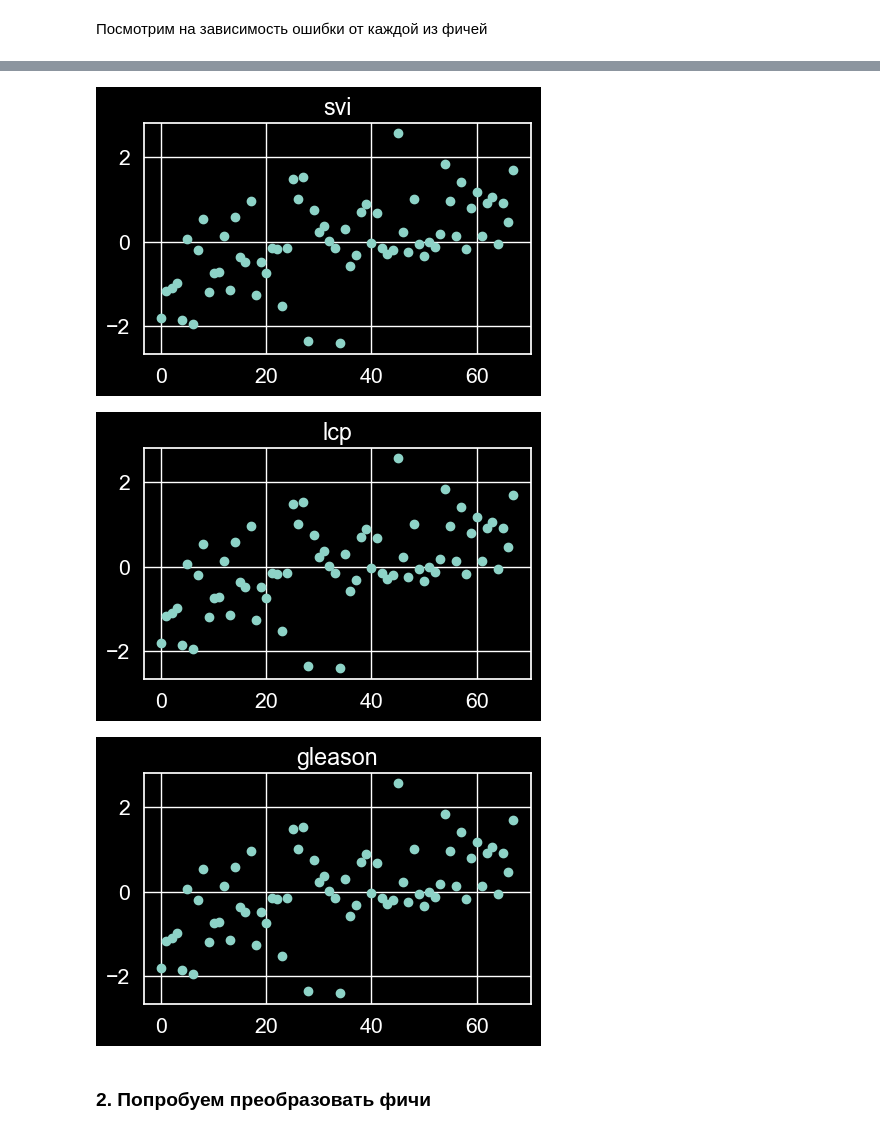
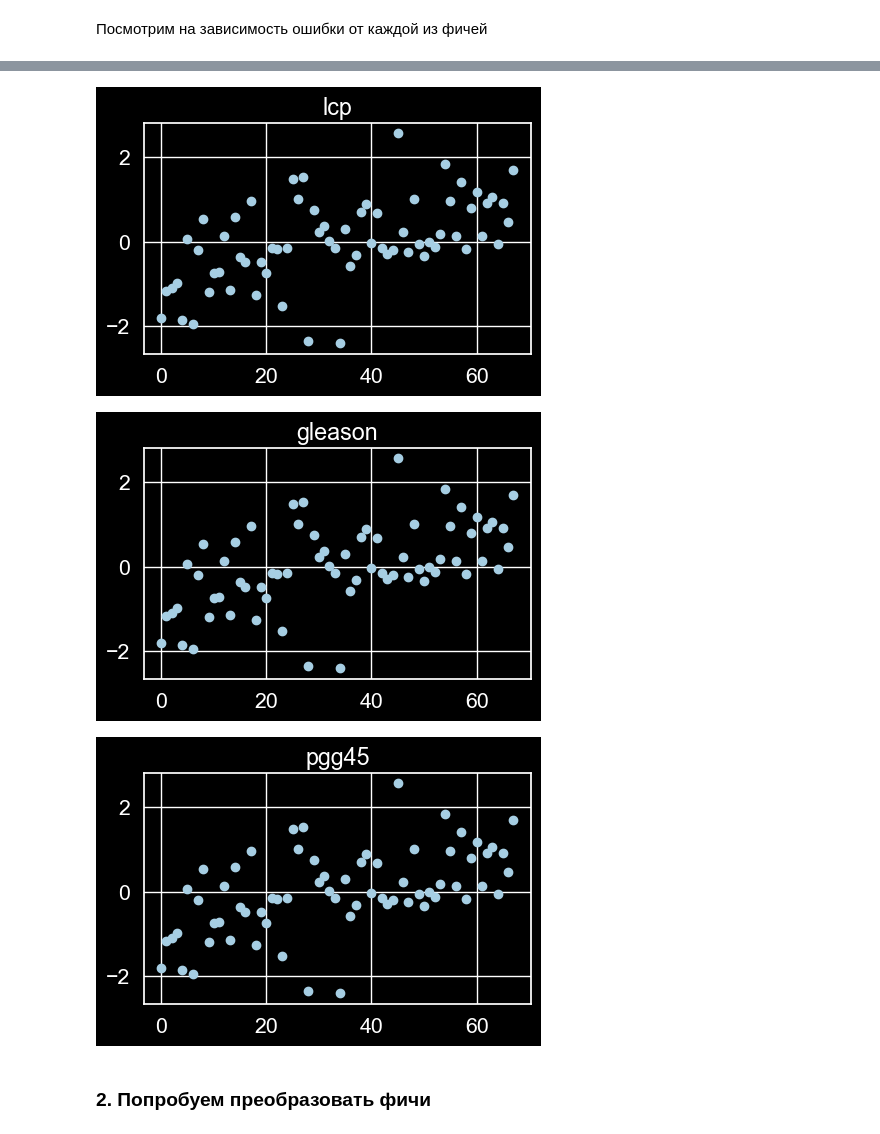
Before and after one commit to voroninip/Statistics, a Jupyter notebook: HW9/HW9.ipynb, the cells around one changed output, grey strips where cells are left out. Drawn from its saved outputs; the diff is of its cells as text; code cells hidden in the pictures.

```diff
--- a/HW9/HW9.ipynb
+++ b/HW9/HW9.ipynb
@@ -26,12 +26,15 @@ import scipy.stats as sps
 import seaborn as sns
 import pandas as pd
 import matplotlib.pyplot as plt
+import warnings
+warnings.filterwarnings('ignore')
 import sklearn
 from sklearn.model_selection import LeaveOneOut
 from sklearn.preprocessing import StandardScaler
 from sklearn.linear_model import LinearRegression
 sns.set(style="darkgrid", font_scale=1.4)
 plt.style.use("dark_background")
+sns.set_palette(sns.color_palette("Paired"))
 # %% [markdown]
 # Задача 2
 # %% [markdown]
@@ -182,5 +178,5 @@ plt.xlabel('target');
 for i in range(k):
     plt.figure(figsize=(5, 3))
     plt.plot(d[X[:, i].argsort()], 'o')
-    plt.title(train.columns[i])
+    plt.title(train.columns[i+1])
 # %% [output]
@@ -192,6 +188,6 @@ for i in range(k):
-[figure, old version]
+[figure, new version]
-[figure, old version]
+[figure, new version]
-[figure, old version]
+[figure, new version]
 # %% [markdown]
 ### 2. Попробуем преобразовать фичи
 # %% [markdown]
```
Also changed, not shown: parts of 119 cells of this notebook, 2 other files.
